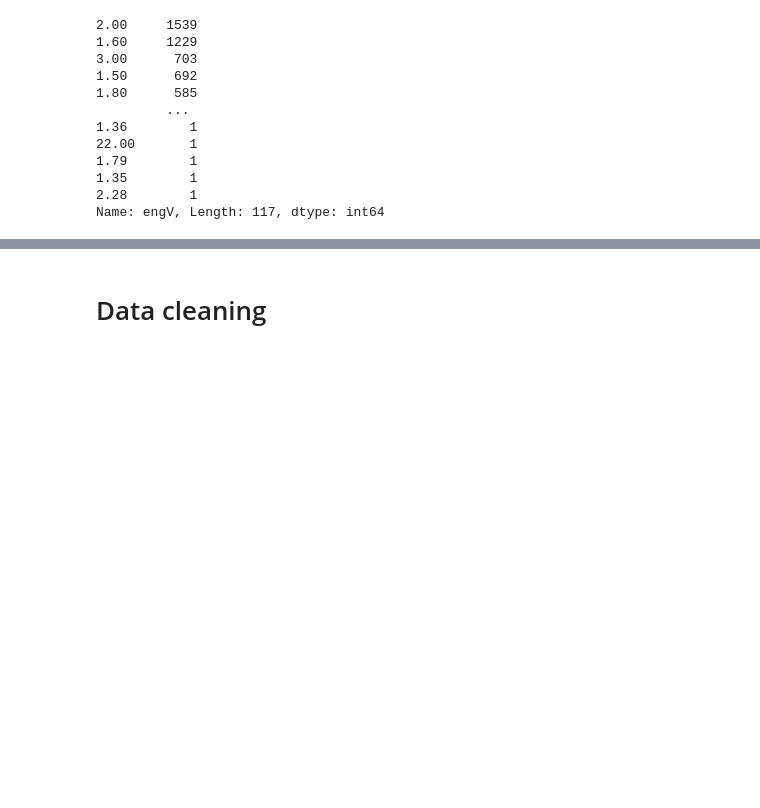
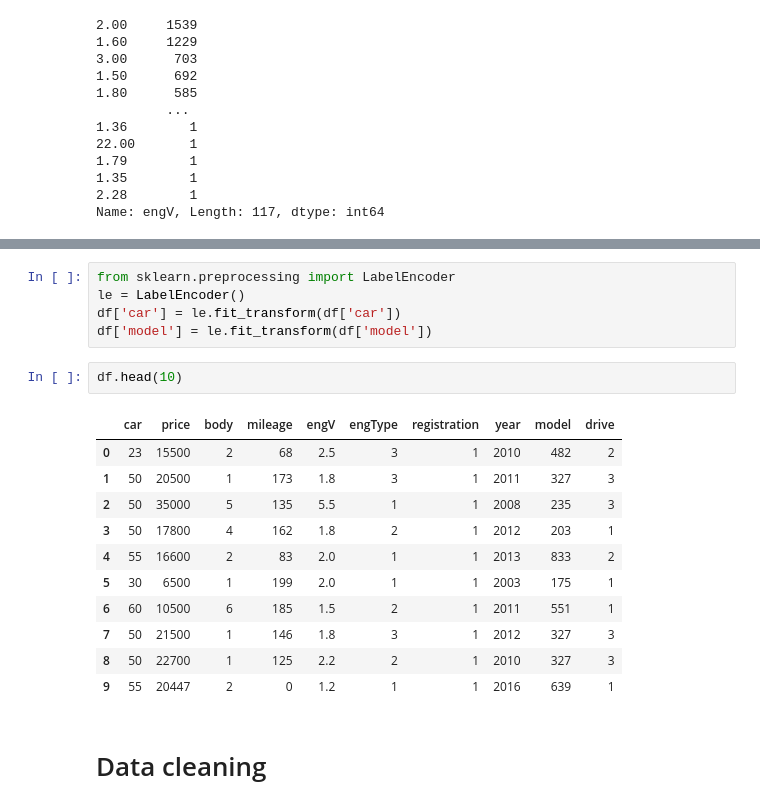
Before and after one commit to kolasdevpy/Regressions, a Jupyter notebook: Ensemble learning.ipynb, the cells around one changed output, grey strips where cells are left out. Cells and saved outputs as stored; diff of their text form; blank space fills up the shorter version.

```diff
--- a/Ensemble learning.ipynb
+++ b/Ensemble learning.ipynb
@@ -198,3 +200,22 @@ dtype: object
+# %%
+from sklearn.preprocessing import LabelEncoder
+le = LabelEncoder()
+df['car'] = le.fit_transform(df['car'])
+df['model'] = le.fit_transform(df['model'])
+# %%
+df.head(10)
+# %% [output]
+|  | car | price | body | mileage | engV | engType | registration | year | model | drive |
+| 0 | 23 | 15500 | 2 | 68 | 2.5 | 3 | 1 | 2010 | 482 | 2 |
+| 1 | 50 | 20500 | 1 | 173 | 1.8 | 3 | 1 | 2011 | 327 | 3 |
+| 2 | 50 | 35000 | 5 | 135 | 5.5 | 1 | 1 | 2008 | 235 | 3 |
+| 3 | 50 | 17800 | 4 | 162 | 1.8 | 2 | 1 | 2012 | 203 | 1 |
+| 4 | 55 | 16600 | 2 | 83 | 2.0 | 1 | 1 | 2013 | 833 | 2 |
+| 5 | 30 | 6500 | 1 | 199 | 2.0 | 1 | 1 | 2003 | 175 | 1 |
+| 6 | 60 | 10500 | 6 | 185 | 1.5 | 2 | 1 | 2011 | 551 | 1 |
+| 7 | 50 | 21500 | 1 | 146 | 1.8 | 3 | 1 | 2012 | 327 | 3 |
+| 8 | 50 | 22700 | 1 | 125 | 2.2 | 2 | 1 | 2010 | 327 | 3 |
+| 9 | 55 | 20447 | 2 | 0 | 1.2 | 1 | 1 | 2016 | 639 | 1 |
 # %% [markdown]
 # Data cleaning
 # %%
```
Also changed, not shown: parts of 17 cells of this notebook, 1 other file.
